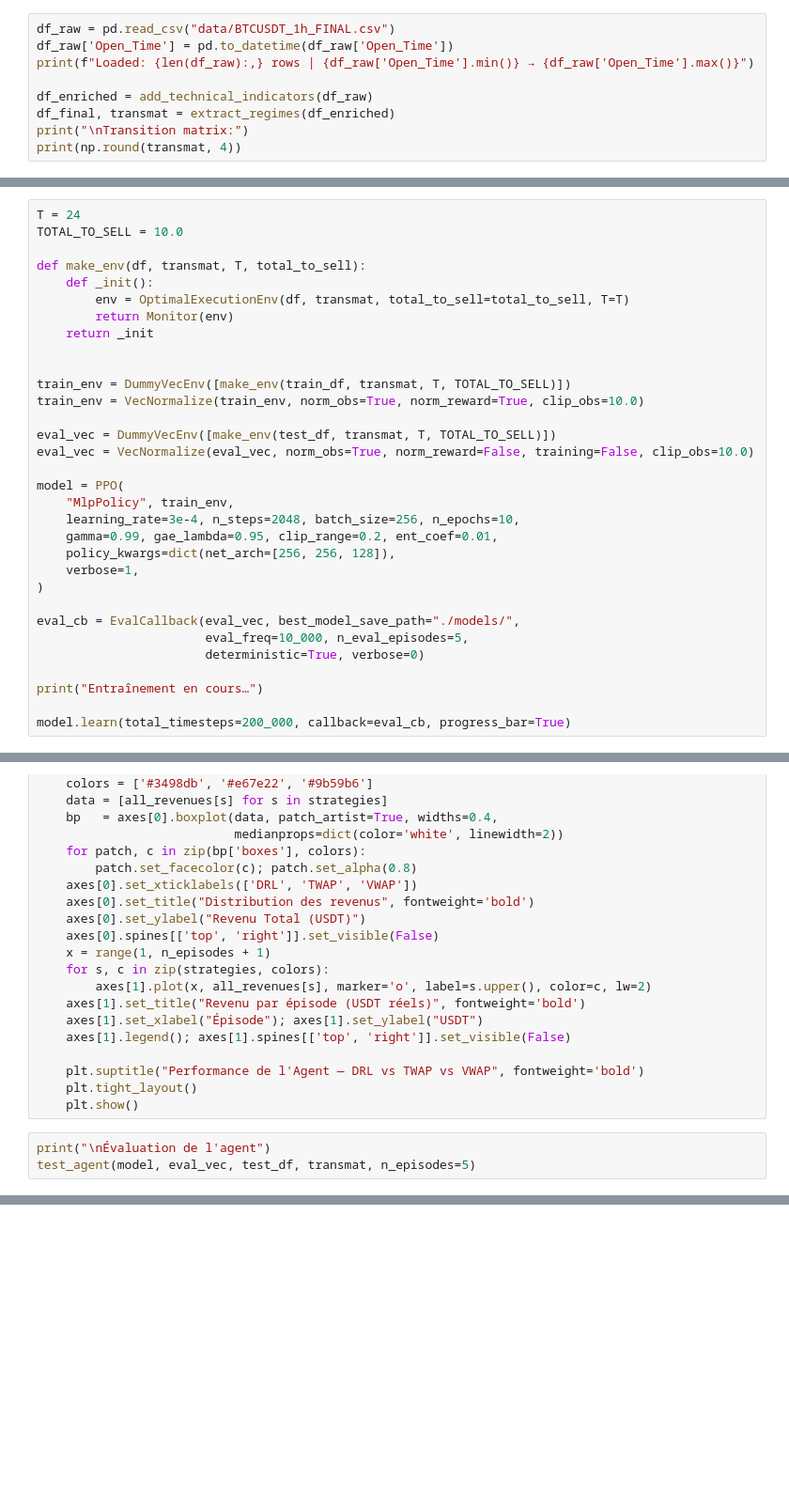
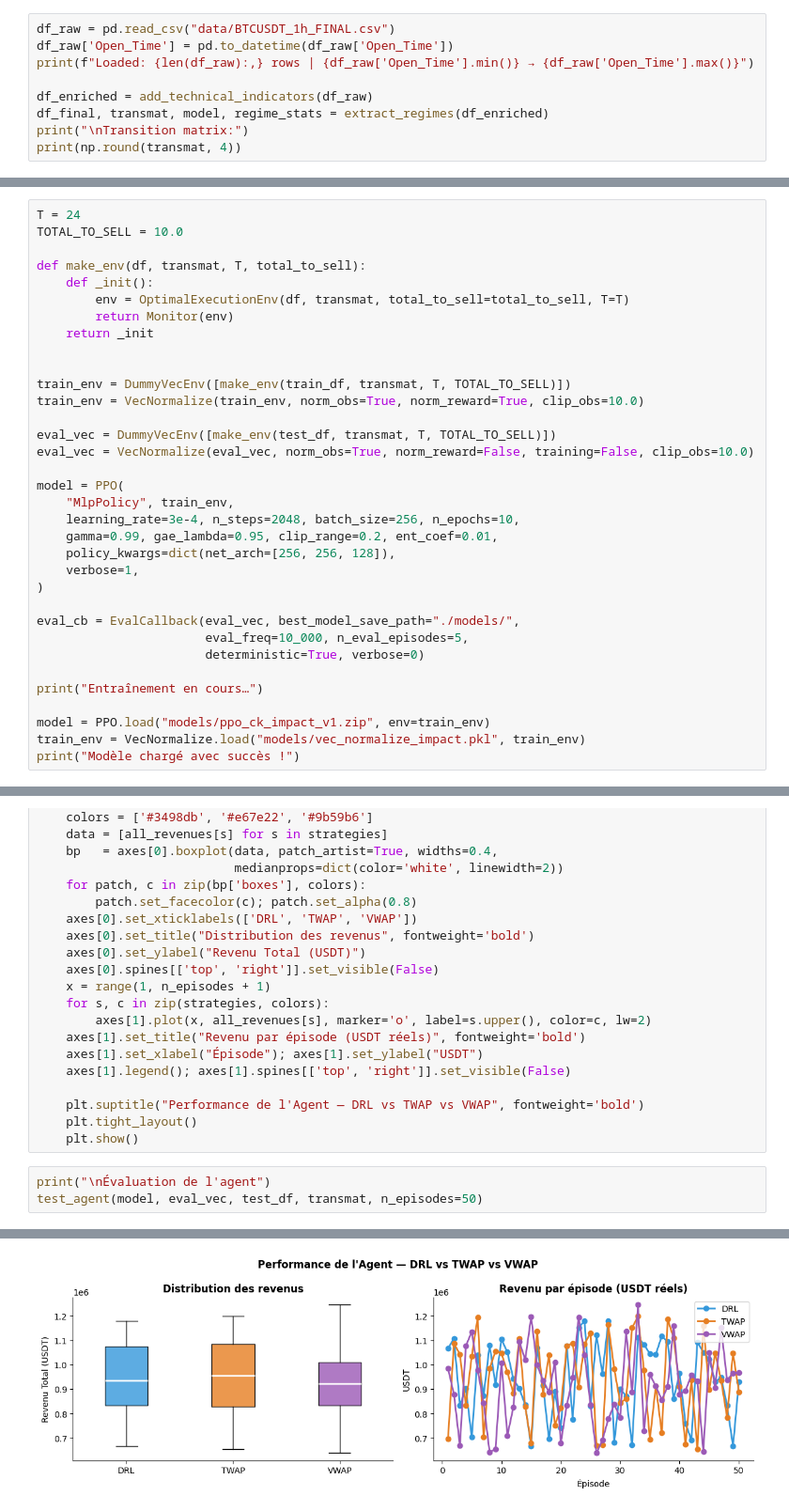
Before and after one commit to nawr1/RL_trading, a Jupyter notebook: main_fixed.ipynb, the cells around one changed output, grey strips where cells are left out. Shown at 94% size. Cells and saved outputs as stored; diff of their text form; blank space fills up the shorter version.

```diff
--- a/main_fixed.ipynb
+++ b/main_fixed.ipynb
@@ -18,6 +18,6 @@ df_raw['Open_Time'] = pd.to_datetime(df_raw['Open_Time'])
 print(f"Loaded: {len(df_raw):,} rows | {df_raw['Open_Time'].min()} → {df_raw['Open_Time'].max()}")
 
 df_enriched = add_technical_indicators(df_raw)
-df_final, transmat = extract_regimes(df_enriched)
+df_final, transmat, model, regime_stats = extract_regimes(df_enriched)
 print("\nTransition matrix:")
 print(np.round(transmat, 4))
@@ -59,4 +78,6 @@ eval_cb = EvalCallback(eval_vec, best_model_save_path="./models/",
 
 print("Entraînement en cours…")
 
-model.learn(total_timesteps=200_000, callback=eval_cb, progress_bar=True)
+model = PPO.load("models/ppo_ck_impact_v1.zip", env=train_env)
+train_env = VecNormalize.load("models/vec_normalize_impact.pkl", train_env)
+print("Modèle chargé avec succès !")
@@ -130,4 +155,5 @@ def test_agent(model, vec_norm, test_df, transmat, n_episodes=5):
     plt.show()
 # %%
 print("\nÉvaluation de l'agent")
-test_agent(model, eval_vec, test_df, transmat, n_episodes=5)
+test_agent(model, eval_vec, test_df, transmat, n_episodes=50)
+# %% [output]
@@ -133,0 +177 @@ test_agent(model, eval_vec, test_df, transmat, n_episodes=5)
+[figure, added]
```
Also changed, not shown: parts of 4 cells of this notebook, 11 other files.
